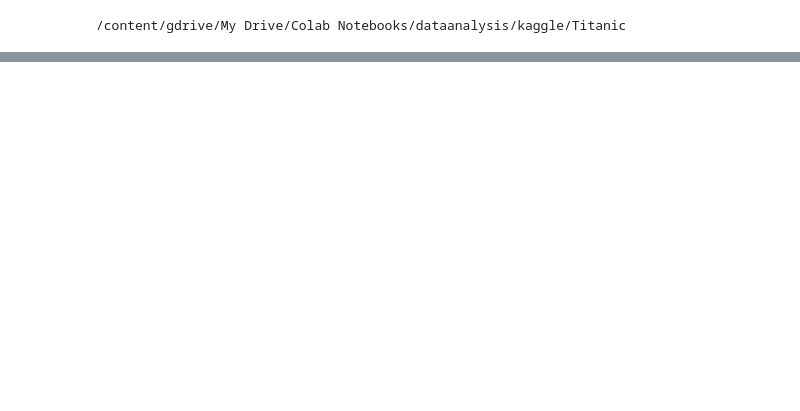
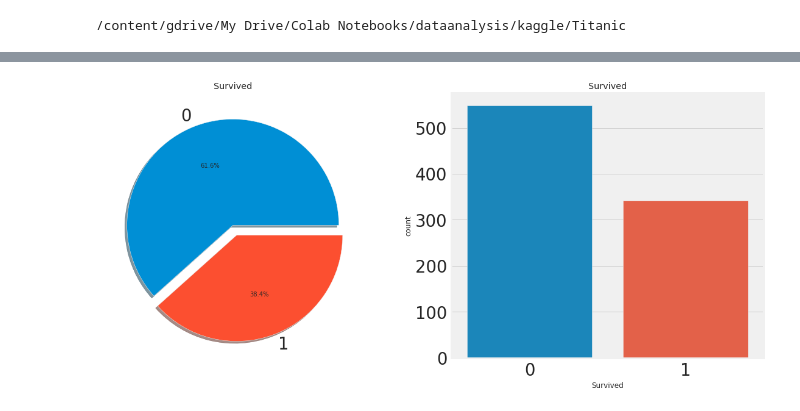
Before and after one commit to jihyunjeongme/data-analysis-kaggle, a Jupyter notebook: [Kaggle_Titanic]_EDA_To_prediction(DieTanic).ipynb, the cells around one changed output, grey strips where cells are left out. Cells and saved outputs as stored; diff of their text form; code cells hidden in the pictures; blank space fills up the shorter version.

```diff
--- a/[Kaggle_Titanic]_EDA_To_prediction(DieTanic).ipynb
+++ b/[Kaggle_Titanic]_EDA_To_prediction(DieTanic).ipynb
@@ -3,9 +7,18 @@
 # %%
+#
+
 import numpy as np
 import pandas as pd
 import matplotlib.pyplot as plt
 import seaborn as sns
-plt.style.use('fivethirtyeight')
+
+
+plt.style.use('seaborn')
+# plt.style.use('fivethirtyeight')
+sns.set(font_scale=2.5)
+# 위 두줄은 matplotlib의 기본 scheme말고 seavorn scheme을 세팅하고,
+# 일일이 graph의 font size를 지정할 필요 없이 seaborn의 font_scale을 사용하면 편합니다.
+
 import warnings
 warnings.filterwarnings('ignore')
 %matplotlib inline
@@ -26,4 +35,5 @@ cd /content/gdrive/My Drive/Colab Notebooks/dataanalysis/kaggle/Titanic
 # %% [output]
 /content/gdrive/My Drive/Colab Notebooks/dataanalysis/kaggle/Titanic
 # %%
-data=pd.read_csv('train.csv')
+df_train=pd.read_csv('train.csv')
+data.shape
@@ -29,0 +79,10 @@ data=pd.read_csv('train.csv')
+# %%
+f,ax=plt.subplots(1,2,figsize=(18,8))
+data['Survived'].value_counts().plot.pie(explode=[0,0.1],autopct='%1.1f%%',ax=ax[0],shadow=True)
+ax[0].set_title('Survived')
+ax[0].set_ylabel('')
+sns.countplot('Survived',data=data,ax=ax[1])
+ax[1].set_title('Survived')
+plt.show()
+# %% [output]
+[figure, added]
```
Also changed, not shown: parts of 24 cells of this notebook.
